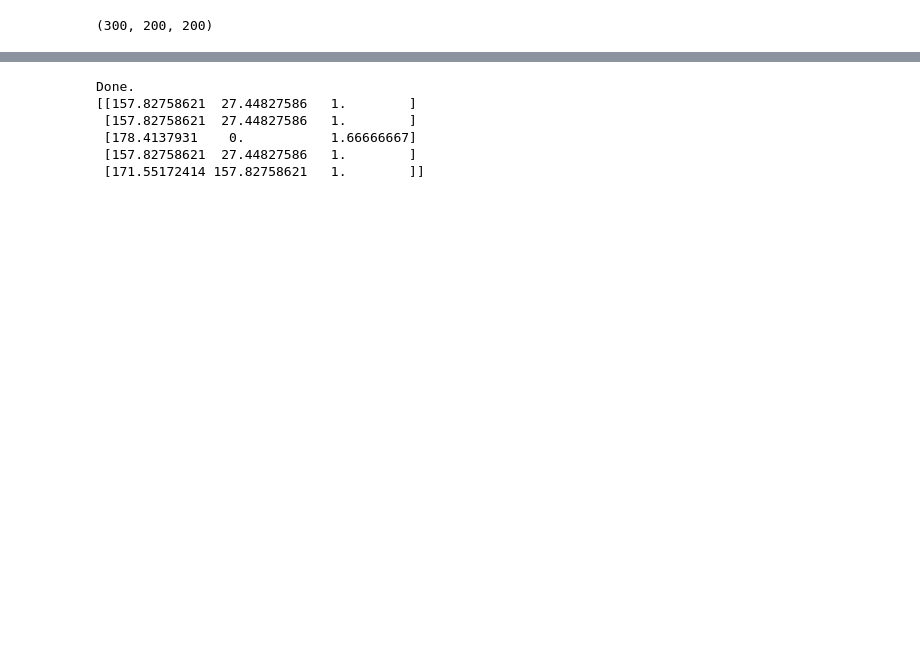
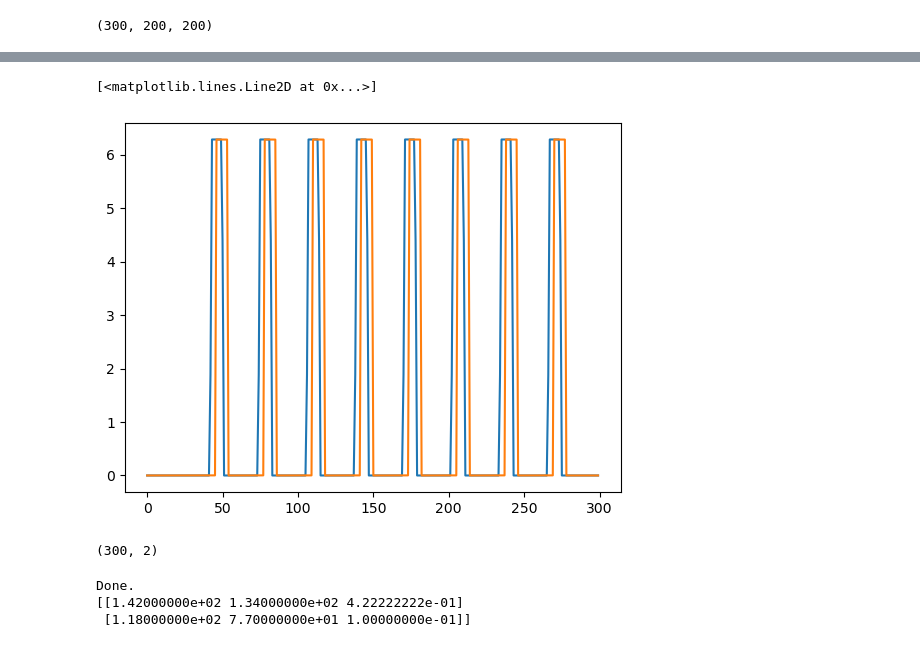
Before and after one commit to JosephineTu/NMA-Project, a Jupyter notebook: response_model-1.ipynb, the cells around one changed output, grey strips where cells are left out. Saved outputs shown, nothing was run; the diff lists cells and outputs as text; code cells hidden in the pictures; blank space fills up the shorter version.

```diff
--- a/response_model-1.ipynb
+++ b/response_model-1.ipynb
@@ -134,15 +227,32 @@ plt.show()
+# %%
+r1 = simulate_voxel_response(stimulus_matrix, make_prf_matrix(100, 50, 1))
+r2 = simulate_voxel_response(stimulus_matrix, make_prf_matrix(150, 30, 1))
+plt.plot(r1)
+plt.plot(r2)
+# %% [output]
+[<matplotlib.lines.Line2D at 0x...>]
+[figure, added]
+# %%
+# Select 5 random V1 voxels
+selected_indices = np.random.choice(v1_voxels, size=2, replace=False)
+
+# Extract their BOLD time series
+v1_bold_subset = X_hipL[:, selected_indices]
+print(v1_bold_subset.shape)  # Should be (n_timepoints, 5)
+# %% [output]
+(300, 2)
 # %%
 from nilearn.glm.first_level import spm_hrf
 from scipy.signal import convolve
 # HRF (canonical, TR=1s)
-hrf = spm_hrf(tr=1.0)
+hrf = spm_hrf(t_r=1.0)
 
-# Subset left hemisphere voxels (first 32492)
-left_hemisphere_data = data[:, :5]
+# Subset left hemisphere voxels (first 29696)
+left_hemisphere_data = v1_bold_subset
 # Search grid
-x_grid = np.linspace(0, 199, 30)
-y_grid = np.linspace(0, 199, 30)
-sigma_grid = np.linspace(1, 3, 10)
+x_grid = np.linspace(0, 199, 50)
+y_grid = np.linspace(0, 199, 50)
+sigma_grid = np.linspace(0.1, 3, 10)
 
 # Storage
 best_params = np.zeros((left_hemisphere_data.shape[1], 3))  # x0, y0, sigma
@@ -179,13 +289,11 @@ for voxel_idx in range(left_hemisphere_data.shape[1]):
                     best_params[voxel_idx] = [x0, y0, sigma]
 
     best_r2[voxel_idx] = best_rsq
+    best_params[:, :2] = np.round(best_params[:, :2]).astype(int)
 
 print("Done.")
 print(best_params)
 # %% [output]
 Done.
-[[157.82758621  27.44827586   1.        ]
- [157.82758621  27.44827586   1.        ]
- [178.4137931    0.           1.66666667]
- [157.82758621  27.44827586   1.        ]
- [171.55172414 157.82758621   1.        ]]
+[[1.42000000e+02 1.34000000e+02 4.22222222e-01]
+ [1.18000000e+02 7.70000000e+01 1.00000000e-01]]
```
Also changed, not shown: parts of 15 cells of this notebook.
